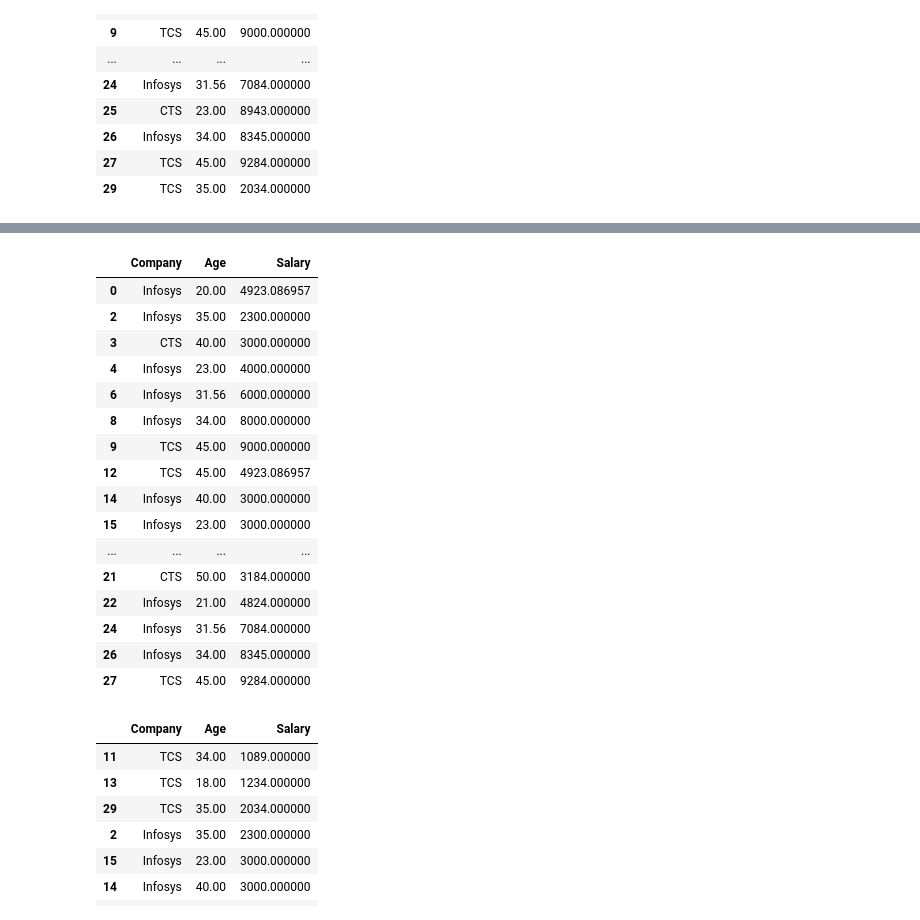
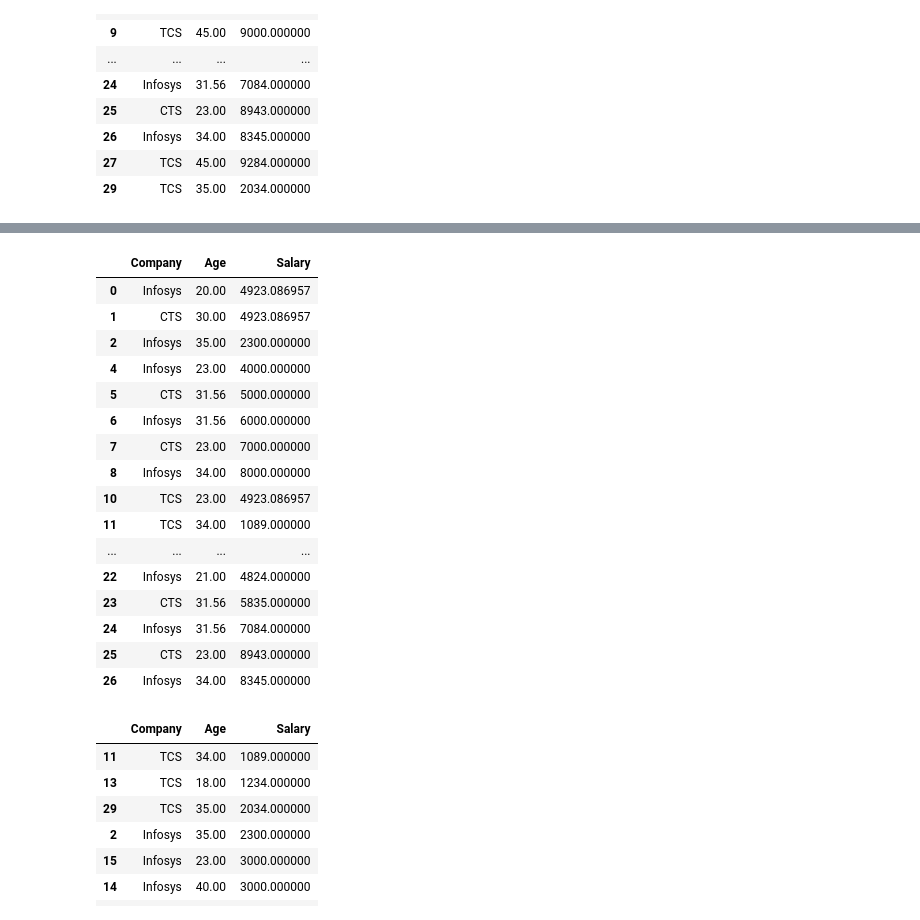
Before and after one commit to RaghulRameshTrainer/Ericsson_july2022, a Jupyter notebook: pandas_ex.ipynb, the cells around one changed output, grey strips where cells are left out. Cells and saved outputs as stored; diff of their text form; code cells hidden in the pictures.

```diff
--- a/pandas_ex.ipynb
+++ b/pandas_ex.ipynb
@@ -219,23 +251,23 @@ df[(df['Company']=='Infosys') & (df['Age']> 35)]
 # %%
-df[(df['Company']=='Infosys') | (df['Age']> 35)]
+df[(df['Company']=='Infosys') | (df['Age']< 35)]
 # %% [output]
 |  | Company | Age | Salary |
 | 0 | Infosys | 20.00 | 4923.086957 |
+| 1 | CTS | 30.00 | 4923.086957 |
 | 2 | Infosys | 35.00 | 2300.000000 |
-| 3 | CTS | 40.00 | 3000.000000 |
 | 4 | Infosys | 23.00 | 4000.000000 |
+| 5 | CTS | 31.56 | 5000.000000 |
 | 6 | Infosys | 31.56 | 6000.000000 |
+| 7 | CTS | 23.00 | 7000.000000 |
 | 8 | Infosys | 34.00 | 8000.000000 |
-| 9 | TCS | 45.00 | 9000.000000 |
-| 12 | TCS | 45.00 | 4923.086957 |
-| 14 | Infosys | 40.00 | 3000.000000 |
-| 15 | Infosys | 23.00 | 3000.000000 |
+| 10 | TCS | 23.00 | 4923.086957 |
+| 11 | TCS | 34.00 | 1089.000000 |
 | ... | ... | ... | ... |
-| 21 | CTS | 50.00 | 3184.000000 |
 | 22 | Infosys | 21.00 | 4824.000000 |
+| 23 | CTS | 31.56 | 5835.000000 |
 | 24 | Infosys | 31.56 | 7084.000000 |
+| 25 | CTS | 23.00 | 8943.000000 |
 | 26 | Infosys | 34.00 | 8345.000000 |
-| 27 | TCS | 45.00 | 9284.000000 |
 # %%
 df.sort_values(by=['Salary'])
 # %% [output]
```
Also changed, not shown: parts of 15 cells of this notebook.
